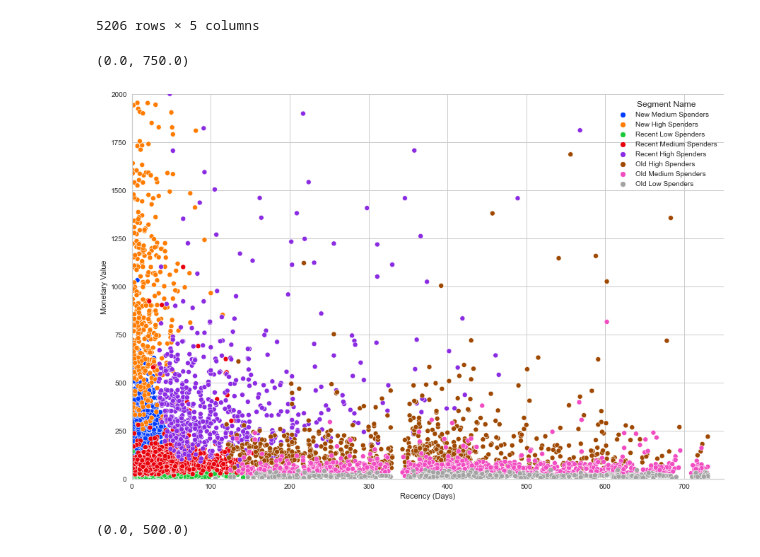
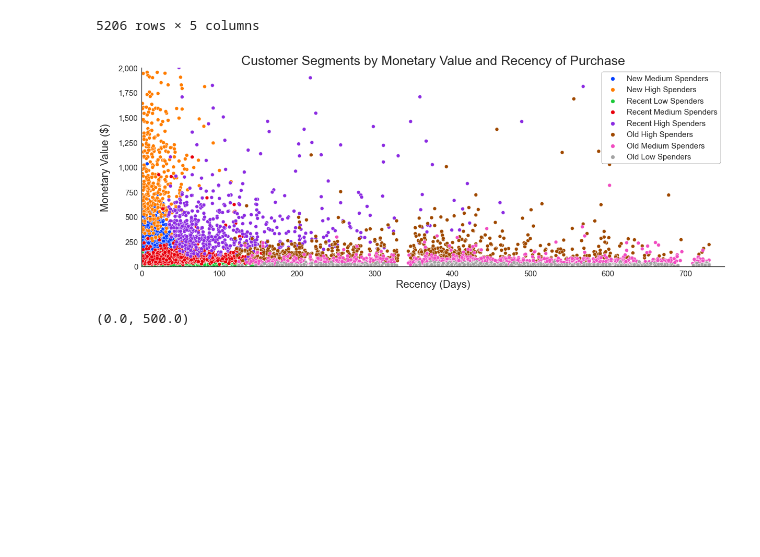
Before and after one commit to aaronroggia/portfolio, a Jupyter notebook: K-Means Clustering for Segmentation.ipynb, the cells around one changed output. Saved outputs shown, nothing was run; the diff lists cells and outputs as text; code cells hidden in the pictures; blank space fills up the shorter version.

```diff
--- a/K-Means Clustering for Segmentation.ipynb
+++ b/K-Means Clustering for Segmentation.ipynb
@@ -1169,18 +1169,34 @@ df2
 5206 rows × 5 columns
 # %%
 #Compare clusters with a scatterplot. Exclude most outliers to zoom in on where most of the data is.
+
+#Set the size and style
+plt.figure(figsize=(20,7))
+sns.set_style('white')
+
 #Create an order for the segments in the hue
-plt.figure(figsize=(15,10))
 hue_order = ['New Medium Spenders', 'New High Spenders', 'Recent Low Spenders',
        'Recent Medium Spenders', 'Recent High Spenders', 'Old High Spenders',
        'Old Medium Spenders', 'Old Low Spenders']
 sns.scatterplot(x='Recency (Days)', y='Monetary Value', data=df2, hue='Segment Name', palette='bright', hue_order=hue_order)
-sns.despine()
+
+#Format the legend
+legend=plt.legend(loc='upper right', frameon=True, fontsize=15, edgecolor="black", framealpha=1)
+
+#Format the axes
 plt.ylim(0, 2000)
 plt.xlim(0,750)
+plt.gca().yaxis.set_major_formatter(plt.matplotlib.ticker.StrMethodFormatter('{x:,.0f}'))
+plt.tick_params(axis='both', which='major', labelsize=15)
+
+#Format the titles
+plt.title("Customer Segments by Monetary Value and Recency of Purchase", size=25)
+plt.xlabel("Recency (Days)", size=20)
+plt.ylabel("Monetary Value ($)", size=20, labelpad=15)
+
+sns.despine()
 # %% [output]
-(0.0, 750.0)
-[figure, old version]
+[figure, new version]
 # %%
 #Compare clusters with a scatterplot. Exclude most outliers to zoom in on where most of the data is.
 plt.figure(figsize=(15,10))
```
Also changed, not shown: parts of 1 cell of this notebook, 1 other file.
